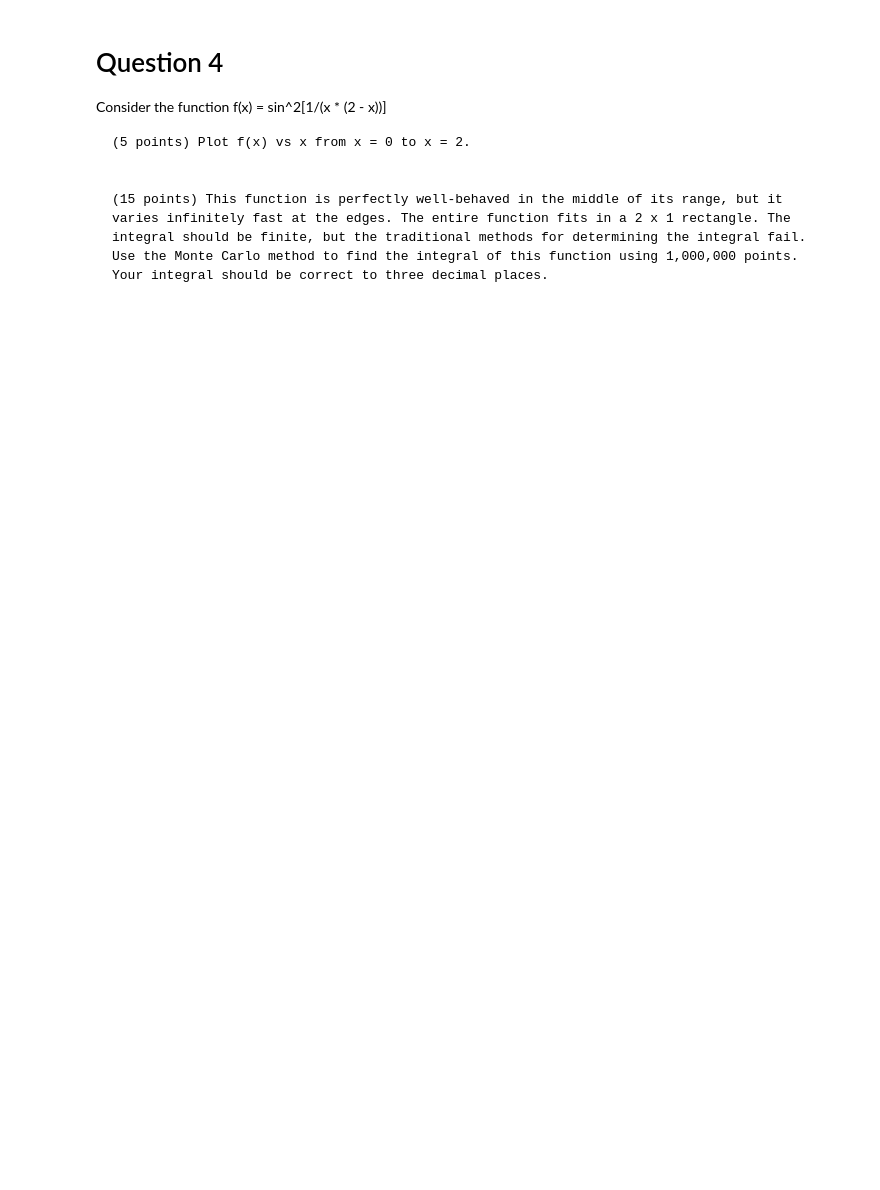
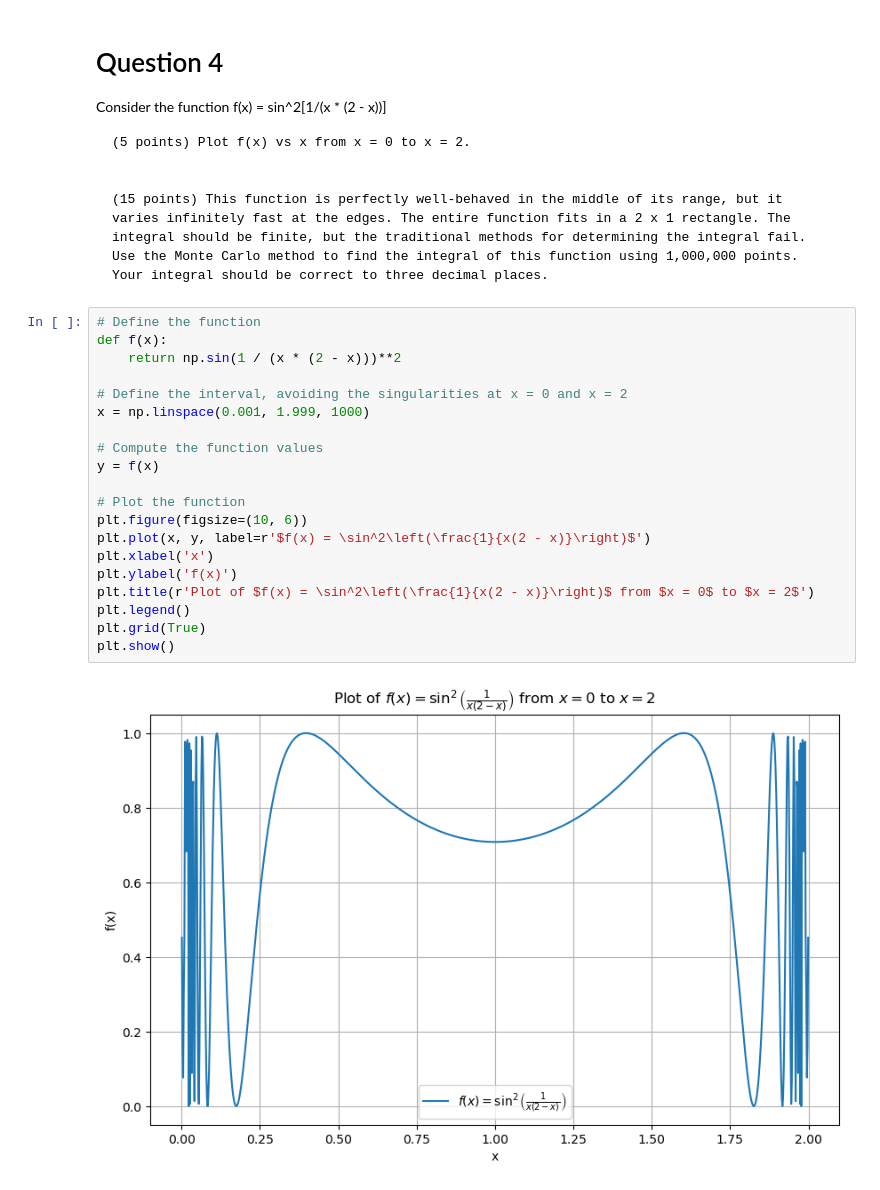
Before and after one commit to Quantum-Impulse/Sci-Comp, a Jupyter notebook: work/A4.ipynb, the cells around one changed output. Saved outputs shown, nothing was run; the diff lists cells and outputs as text; blank space fills up the shorter version.

```diff
--- a/work/A4.ipynb
+++ b/work/A4.ipynb
@@ -151,3 +207,25 @@ Consider the function f(x) = sin^2[1/(x * (2 - x))]
 
 
     (15 points) This function is perfectly well-behaved in the middle of its range, but it varies infinitely fast at the edges. The entire function fits in a 2 x 1 rectangle. The integral should be finite, but the traditional methods for determining the integral fail. Use the Monte Carlo method to find the integral of this function using 1,000,000 points. Your integral should be correct to three decimal places.
+# %%
+# Define the function
+def f(x):
+    return np.sin(1 / (x * (2 - x)))**2
+
+# Define the interval, avoiding the singularities at x = 0 and x = 2
+x = np.linspace(0.001, 1.999, 1000)
+
+# Compute the function values
+y = f(x)
+
+# Plot the function
+plt.figure(figsize=(10, 6))
+plt.plot(x, y, label=r'$f(x) = \sin^2\left(\frac{1}{x(2 - x)}\right)$')
+plt.xlabel('x')
+plt.ylabel('f(x)')
+plt.title(r'Plot of $f(x) = \sin^2\left(\frac{1}{x(2 - x)}\right)$ from $x = 0$ to $x = 2$')
+plt.legend()
+plt.grid(True)
+plt.show()
+# %% [output]
+[figure, added]
```
Also changed, not shown: parts of 2 cells of this notebook.
